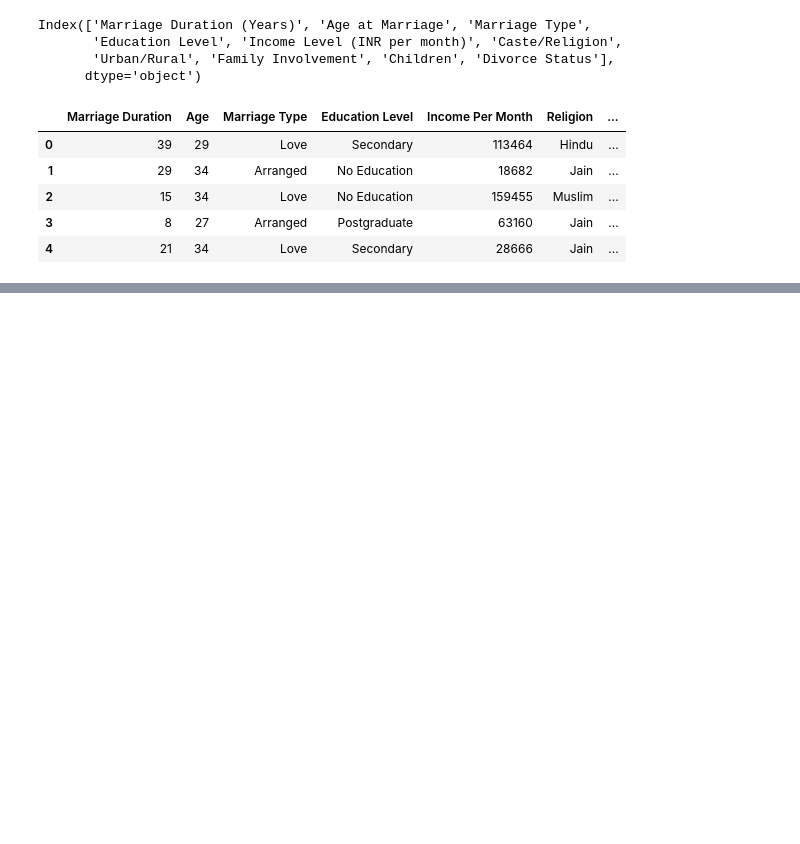
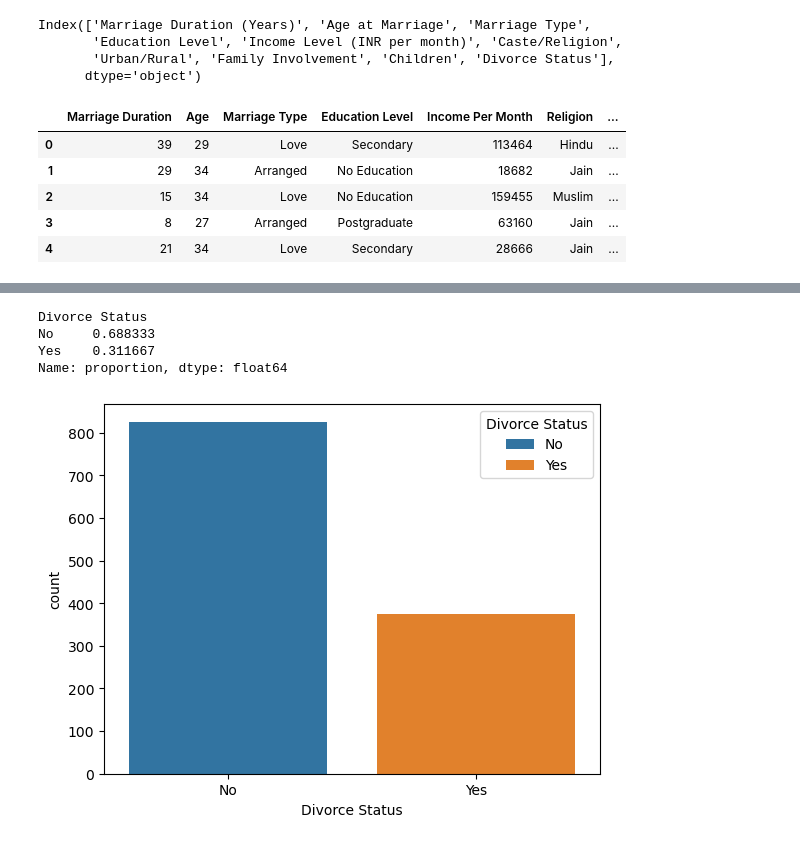
Before and after one commit to manishbhatia7/ML-Projects, a Jupyter notebook: Practice Datasets/Indian Marriage and Divorce/notebook.ipynb, the cells around one changed output, grey strips where cells are left out. Cells and saved outputs as stored; diff of their text form; code cells hidden in the pictures; blank space fills up the shorter version.

```diff
--- a/Practice Datasets/Indian Marriage and Divorce/notebook.ipynb
+++ b/Practice Datasets/Indian Marriage and Divorce/notebook.ipynb
@@ -38,0 +59,12 @@ data.head()
+# %%
+data['Divorce Status'].value_counts(normalize=True)
+# %% [output]
+Divorce Status
+No     0.688333
+Yes    0.311667
+Name: proportion, dtype: float64
+# %%
+sns.countplot(x='Divorce Status',data=data,hue='Divorce Status',legend=True)
+plt.show()
+# %% [output]
+[figure, added]
```
Also changed, not shown: parts of 14 cells of this notebook.
